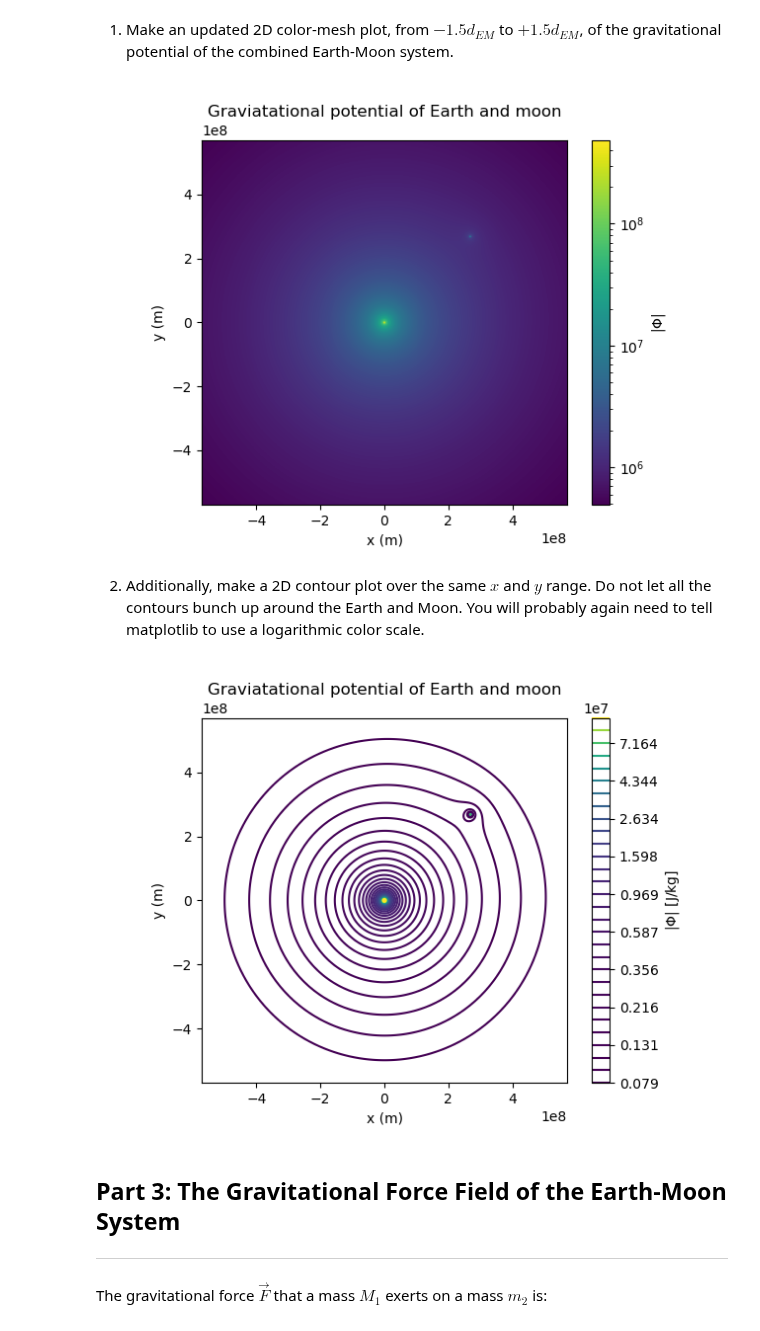
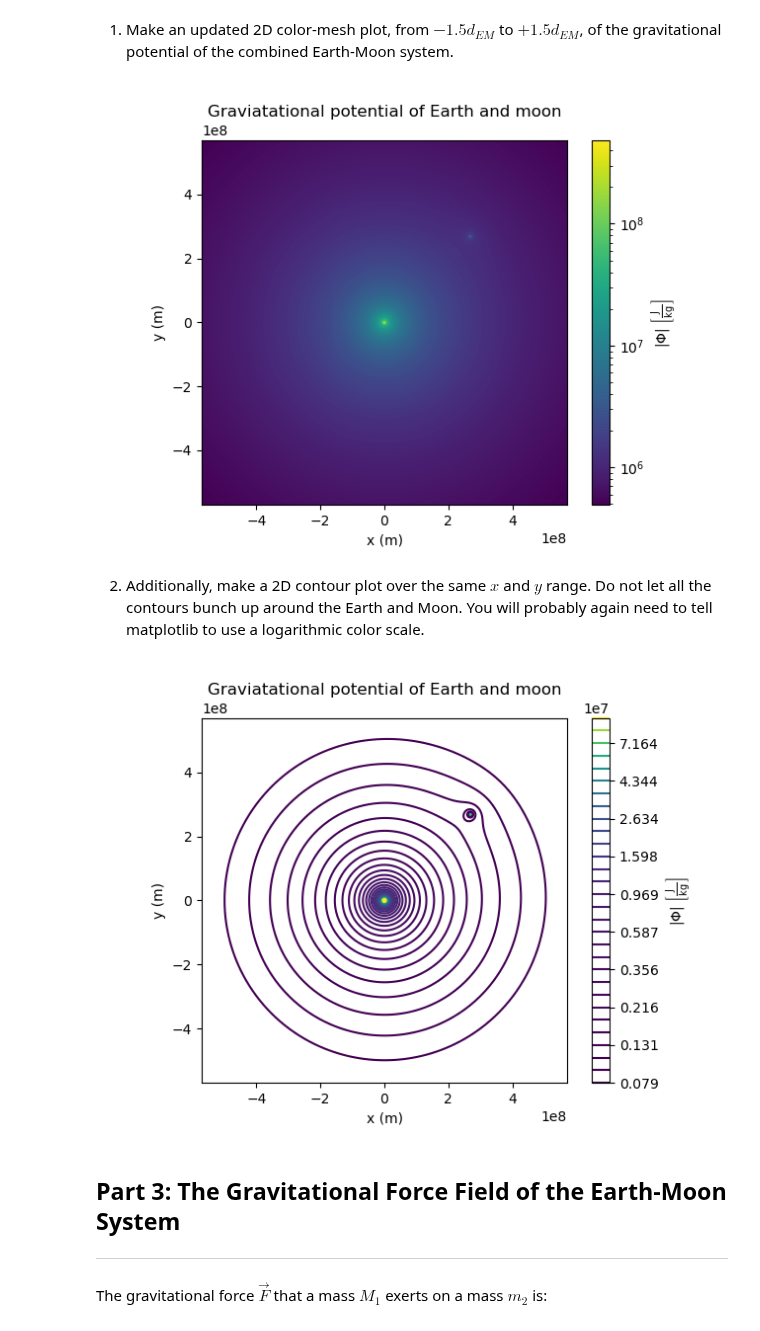
Before and after one commit to dh-2026/PHYS265-spring26, a Jupyter notebook: Lab1/lab1.ipynb, the cells around one changed output. Cells and saved outputs as stored; diff of their text form; code cells hidden in the pictures.

```diff
--- a/Lab1/lab1.ipynb
+++ b/Lab1/lab1.ipynb
@@ -180,35 +180,35 @@ x = np.linspace(-1.5*dem, 1.5*dem, 1000)   #from -1.5*d_EM to 1.5*d_EM in 1000 s
 y = np.linspace(-1.5*dem, 1.5*dem, 1000)   #from -1.5*d_EM to 1.5*d_EM in 1000 steps
 
 
 x_grid, y_grid = np.meshgrid(x, y)
 
 P2 = gravp(m_e, 0, 0, x_grid, y_grid) + gravp(m_m, dem/np.sqrt(2), dem/np.sqrt(2), x_grid, y_grid) # Potential for both moon and earth
 
 fig2, ax2 = plt.subplots()
 
 ax2.set_aspect("equal") #square aspect
 
 import matplotlib.colors as colors
 
 mesh = ax2.pcolormesh(
     x_grid,
     y_grid,
     np.abs(P2),
     norm=colors.LogNorm(), #plot 2D color-mesh with a logarithmic colorbar
     cmap="viridis"
 )
 
 cbar = fig2.colorbar(mesh)
-cbar.set_label(r"$|\Phi|$")
+cbar.set_label(r"$|\Phi| \ \left[\mathrm{\frac{J}{kg}}\right]$ ")  # titled color bar, phi
 
 ax2.set_title('Graviatational potential of Earth and moon')
 ax2.set_xlabel("x (m)")
 ax2.set_ylabel("y (m)")
 
 
 plt.show()
 # %% [output]
-[figure, old version]
+[figure, new version]
 # %% [markdown]
 2. Additionally, make a 2D contour plot over the same $x$ and $y$ range.
 Do not let all the contours bunch up around the Earth and Moon.
@@ -242,12 +242,12 @@ ax.set_xlabel("x (m)")
 ax.set_ylabel("y (m)")
 
 cbar = fig3.colorbar(contours)
-cbar.set_label(r'$|\Phi|$ [J/kg]')
+cbar.set_label(r"$|\Phi| \ \left[\mathrm{\frac{J}{kg}}\right]$ ")  # titled color bar, phi
 
 
 plt.show()
 # %% [output]
-[figure, old version]
+[figure, new version]
 # %% [markdown]
 ## Part 3: The Gravitational Force Field of the Earth-Moon System
 ----
```
Also changed, not shown: parts of 3 cells of this notebook.
